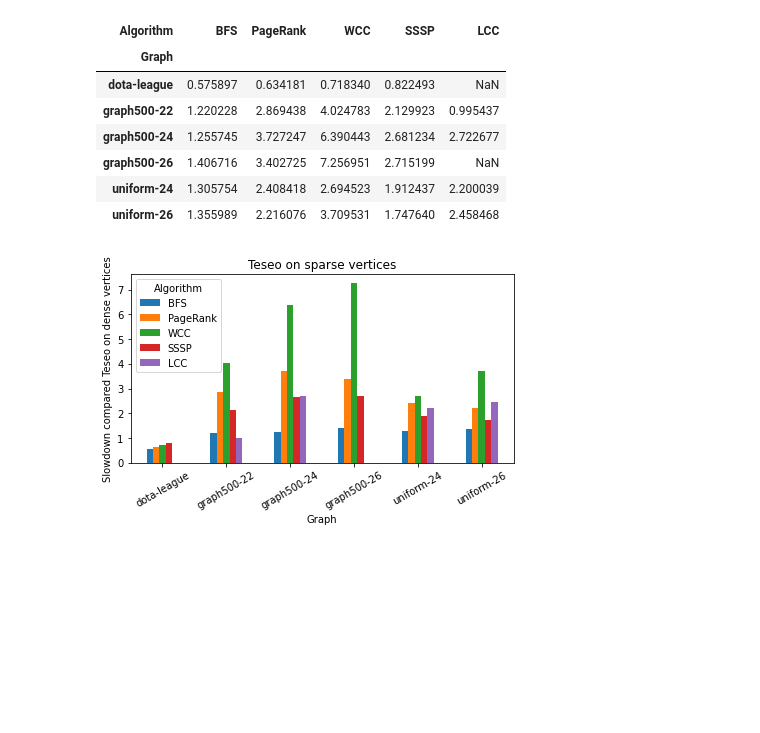
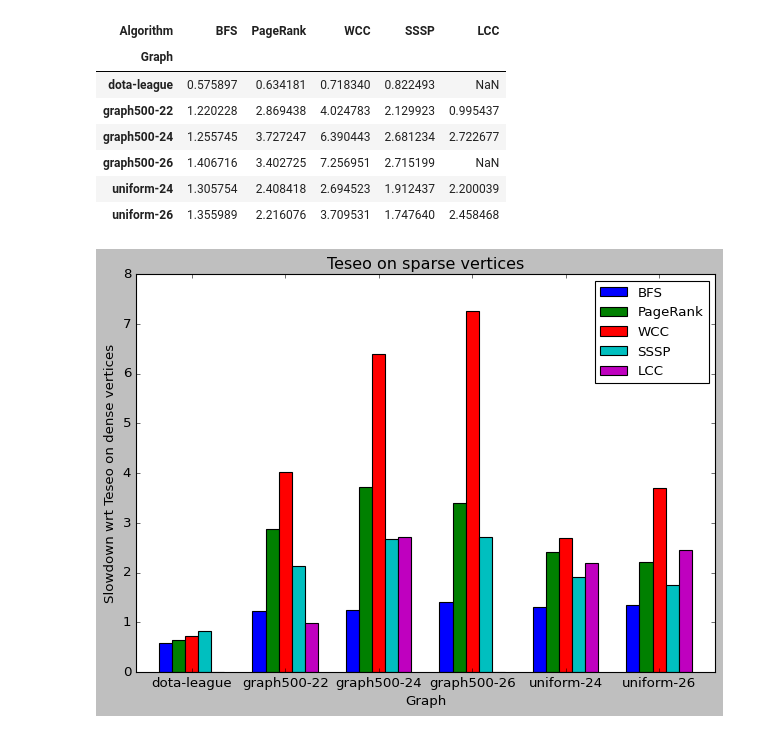
Before and after one commit to PerFuchs/gfe_notebooks, a Jupyter notebook: graphalytics_microbenchmarks.ipynb, the cells around one changed output. Saved outputs shown, nothing was run; the diff lists cells and outputs as text; code cells hidden in the pictures; blank space fills up the shorter version.

```diff
--- a/graphalytics_microbenchmarks.ipynb
+++ b/graphalytics_microbenchmarks.ipynb
@@ -172,11 +172,16 @@ contiguous_data
 | graph500-24 | 1.272515 | 1.179449 | 1.072415 | 0.799097 | 0.818774 |
 | uniform-24 | 1.079586 | 1.182992 | 1.052584 | 1.328614 | 1.201617 |
 # %%
-p = contiguous_data.plot.bar()
+## FIGURE 2a
+
+import matplotlib.style
+matplotlib.style.use('classic')
+p = contiguous_data.plot.bar(width=0.7)
+
 plt.title("Sorted Vector vs CSR")
-plt.xticks(rotation=20)
-p.legend(bbox_to_anchor=(1.0, 1.05))
-plt.ylabel("Slowdown compared to CSR")
+plt.xticks(rotation=0)
+p.legend(loc=0, fontsize = 'small')
+plt.ylabel("Slowdown wrt CSR")
 plt.tight_layout()
-plt.savefig(base_path + "sequential-edge-layout-vs-vector.png")
+plt.savefig("../plots/sequential-edge-layout-vs-vector-new.png", dpi=400)
 # %% [output]
@@ -412,11 +417,15 @@ edge_iterator
 | graph500-24 | 1.172390 | 1.603010 | 1.523148 | 1.371000 | 1.337320 |
 | uniform-24 | 1.107761 | 1.849391 | 2.031743 | 1.309498 | 1.230854 |
 # %%
-p = edge_iterator.plot.bar()
+## FIGURE 5
+
+import matplotlib.style
+matplotlib.style.use('classic')
+p = edge_iterator.plot.bar(width=0.7)
 plt.title("Sorted Vector with no access optimization")
-plt.xticks(rotation=30)
-plt.ylabel("Slowdown compared to block-wise iteration")
-p.legend(bbox_to_anchor=(1.0, 1.05))
+plt.xticks(rotation=0)
+plt.ylabel("Slowdown wrt block-wise iteration")
+p.legend(loc=0, fontsize = 'small')
 plt.tight_layout()
-plt.savefig(base_path + "direct-access-vs-iterator-lambda.png")
+plt.savefig("../plots/direct-access-vs-iterator-lambda-new.png", dpi=400)
 # %% [output]
@@ -439,11 +448,16 @@ dense_sparse
 | uniform-24 | 1.305754 | 2.408418 | 2.694523 | 1.912437 | 2.200039 |
 | uniform-26 | 1.355989 | 2.216076 | 3.709531 | 1.747640 | 2.458468 |
 # %%
-p = dense_sparse.plot.bar()
+## FIGURE 2c
+
+import matplotlib.style
+matplotlib.style.use('classic')
+p = dense_sparse.plot.bar(width=0.7)
 plt.title("Teseo on sparse vertices")
-plt.xticks(rotation=30)
-plt.ylabel("Slowdown compared Teseo on dense vertices")
+plt.xticks(rotation=0)
+plt.ylabel("Slowdown wrt Teseo on dense vertices")
 plt.tight_layout()
-plt.savefig(base_path + "dense-vs-sparse-vertex-domain.png")
+p.legend(loc=0, fontsize = 'medium')
+plt.savefig("../plots/dense-vs-sparse-vertex-domain-new.png", dpi=400)
 # %% [output]
-[figure, old version]
+[figure, new version]
```
Also changed, not shown: parts of 10 cells of this notebook, 8 other files.
